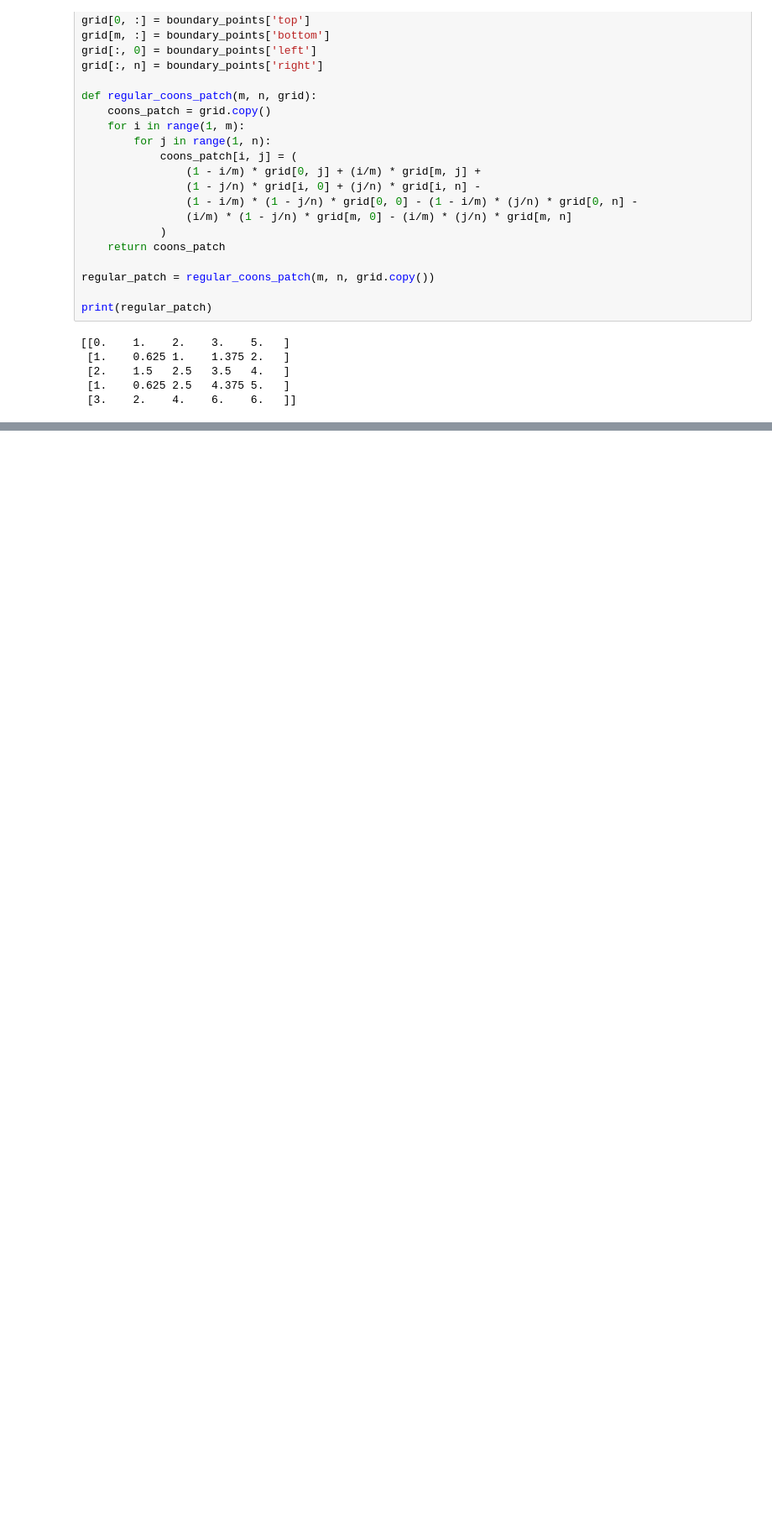
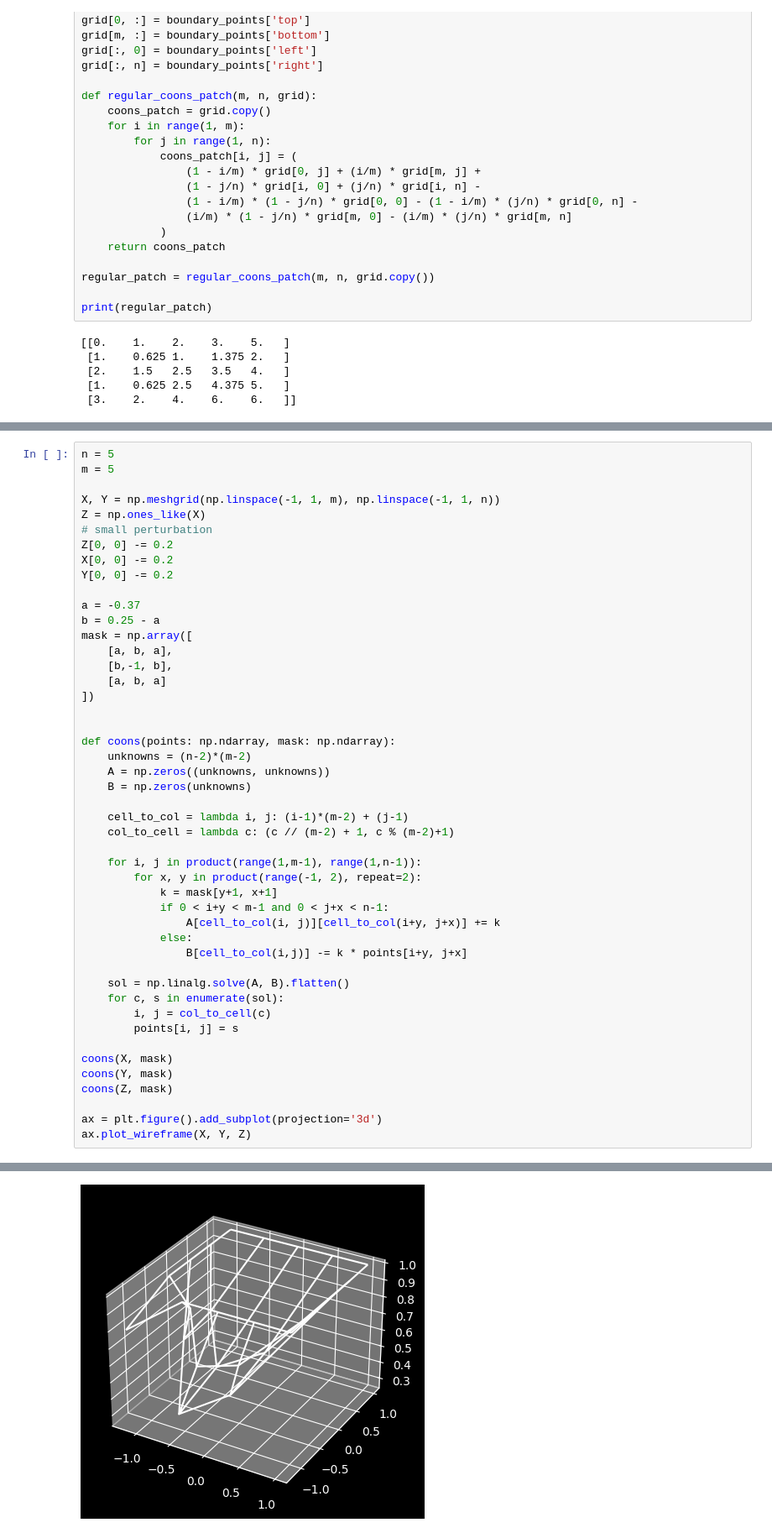
Before and after one commit to njezersek/diskrente-coonsove-ploskve-rpgo, a Jupyter notebook: coons.ipynb, the cells around one changed output, grey strips where cells are left out. Shown at 84% size. Saved outputs shown, nothing was run; the diff lists cells and outputs as text; blank space fills up the shorter version.

```diff
--- a/coons.ipynb
+++ b/coons.ipynb
@@ -231,0 +238,48 @@ print(regular_patch)
+# %%
+n = 5
+m = 5
+
+X, Y = np.meshgrid(np.linspace(-1, 1, m), np.linspace(-1, 1, n))
+Z = np.ones_like(X)
+# small perturbation
+Z[0, 0] -= 0.2
+X[0, 0] -= 0.2
+Y[0, 0] -= 0.2
+
+a = -0.37
+b = 0.25 - a
+mask = np.array([
+    [a, b, a],
+    [b,-1, b],
+    [a, b, a]
+])
+
+
+def coons(points: np.ndarray, mask: np.ndarray):
+    unknowns = (n-2)*(m-2)
+    A = np.zeros((unknowns, unknowns))
+    B = np.zeros(unknowns)
+
+    cell_to_col = lambda i, j: (i-1)*(m-2) + (j-1)
+    col_to_cell = lambda c: (c // (m-2) + 1, c % (m-2)+1)
+
+    for i, j in product(range(1,m-1), range(1,n-1)):
+        for x, y in product(range(-1, 2), repeat=2):
+            k = mask[y+1, x+1]
+            if 0 < i+y < m-1 and 0 < j+x < n-1:
+                A[cell_to_col(i, j)][cell_to_col(i+y, j+x)] += k
+            else:
+                B[cell_to_col(i,j)] -= k * points[i+y, j+x]
+
+    sol = np.linalg.solve(A, B).flatten()
+    for c, s in enumerate(sol):
+        i, j = col_to_cell(c)
+        points[i, j] = s
+
+coons(X, mask)
+coons(Y, mask)
+coons(Z, mask)
+
+ax = plt.figure().add_subplot(projection='3d')
+ax.plot_wireframe(X, Y, Z)
+# %% [output]
@@ -231,0 +287 @@ print(regular_patch)
+[figure, added]
```
Also changed, not shown: parts of 3 cells of this notebook.
